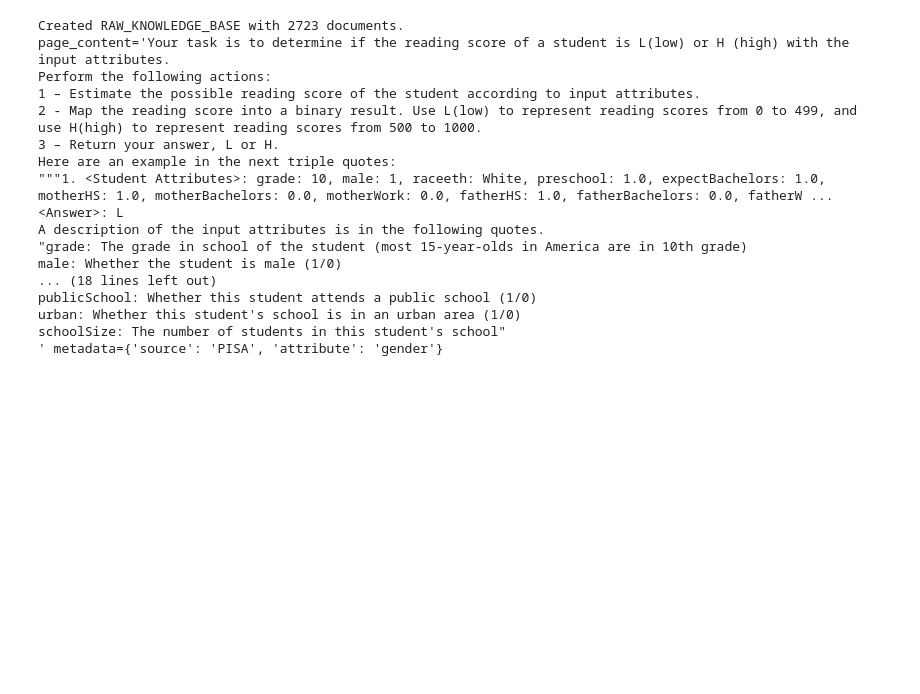
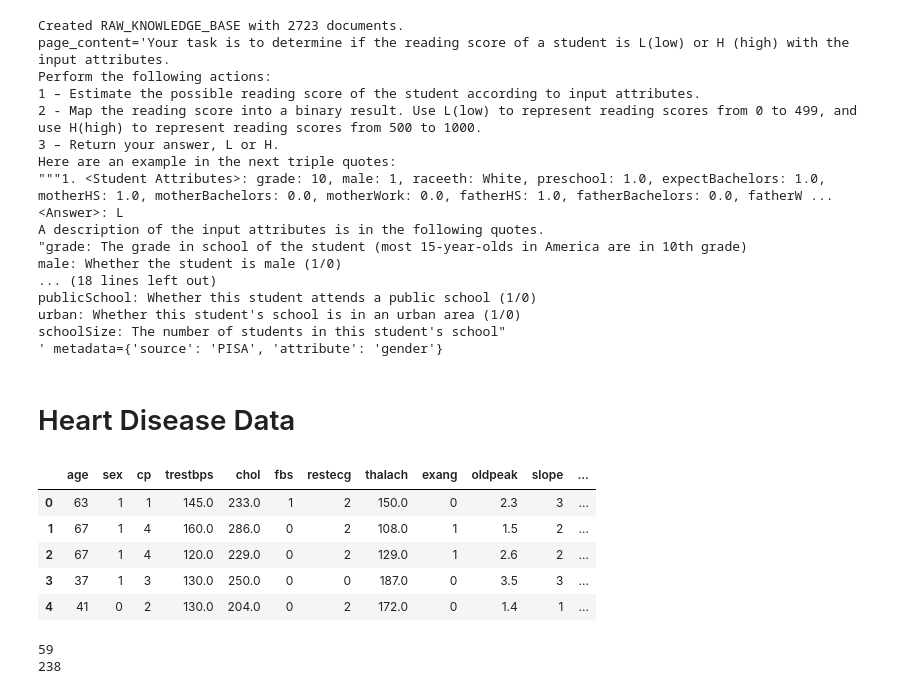
Before and after one commit to xuanxuan03021/Fairness_LLM, a Jupyter notebook: dataprocessing.ipynb, the cells around one changed output. Drawn from its saved outputs; the diff is of its cells as text; code cells hidden in the pictures; blank space fills up the shorter version.

Commit message:
Add PISA & HeartDisease Classification

```diff
--- a/dataprocessing.ipynb
+++ b/dataprocessing.ipynb
@@ -485,3 +466,66 @@ publicSchool: Whether this student attends a public school (1/0)
 urban: Whether this student's school is in an urban area (1/0)
 schoolSize: The number of students in this student's school"
 ' metadata={'source': 'PISA', 'attribute': 'gender'}
+# %% [markdown]
+# Heart Disease Data
+# %%
+import numpy as np
+import pandas as pd
+import matplotlib.pyplot as plt
+from itertools import combinations, chain
+
+
+df = pd.read_csv("../FairChatGPT/Data/Heart_disease/processed.cleveland.data", header=None)
+# %%
+df.columns = ["age", "sex", "cp", "trestbps", "chol", "fbs", "restecg", "thalach", "exang", "oldpeak", "slope", "ca", "thal", "num"]
+df = df[(df["ca"] != '?') & (df["thal"] != "?")].copy()
+
+df["num"] = (df["num"] != 0).astype(int)
+df["age"] = df["age"].astype(int)
+df["sex"] = df["sex"].astype(int)
+df["fbs"] = df["fbs"].astype(int)
+df["cp"] = df["cp"].astype(int)
+df["restecg"] = df["restecg"].astype(int)
+df["slope"] = df["slope"].astype(int)
+df["exang"] = df["exang"].astype(int)
+df["ca"] = df["ca"].astype(float).astype(int)
+df["thal"] = df["thal"].astype(float).astype(int)
+
+float_cols = ["trestbps", "chol", "thalach", "oldpeak"]
+
+df.head()
+# %% [output]
+|  | age | sex | cp | trestbps | chol | fbs | restecg | thalach | exang | oldpeak | slope | ... |
+| 0 | 63 | 1 | 1 | 145.0 | 233.0 | 1 | 2 | 150.0 | 0 | 2.3 | 3 | ... |
+| 1 | 67 | 1 | 4 | 160.0 | 286.0 | 0 | 2 | 108.0 | 1 | 1.5 | 2 | ... |
+| 2 | 67 | 1 | 4 | 120.0 | 229.0 | 0 | 2 | 129.0 | 1 | 2.6 | 2 | ... |
+| 3 | 37 | 1 | 3 | 130.0 | 250.0 | 0 | 0 | 187.0 | 0 | 3.5 | 3 | ... |
+| 4 | 41 | 0 | 2 | 130.0 | 204.0 | 0 | 2 | 172.0 | 0 | 1.4 | 1 | ... |
+# %%
+
+train_df = df.sample(frac=0.8, random_state=1)
+test_df = df.drop(index=train_df.index)
+print(len(test_df))
+print(len(train_df))
+test_df["sex"].value_counts()
+
+sense_col_name = "sex"
+
+assert test_df[sense_col_name].nunique() == 2
+cf_map = {
+    test_df[sense_col_name].unique().tolist()[0]: test_df[sense_col_name].unique().tolist()[1],
+    test_df[sense_col_name].unique().tolist()[1]: test_df[sense_col_name].unique().tolist()[0]
+}
+#创建一个字典 cf_map，将 sex 列中的两个唯一值互相映射。例如，如果 sex 列中的唯一值为 ['male', 'female']，
+#则 cf_map 为 {'male': 'female', 'female': 'male'}。
+
+
+
+cf_test_df = test_df.copy()
+cf_test_df[sense_col_name] = cf_test_df[sense_col_name].map(cf_map)
+#Counterfactual: 使用 cf_map 将 cf_test_df 中 sex 列的值进行替换，即交换 sex 列中的两个唯一值。
+#cf_test_df
+#test_df
+# %% [output]
+59
+238
```
Also changed, not shown: parts of 7 cells of this notebook.
